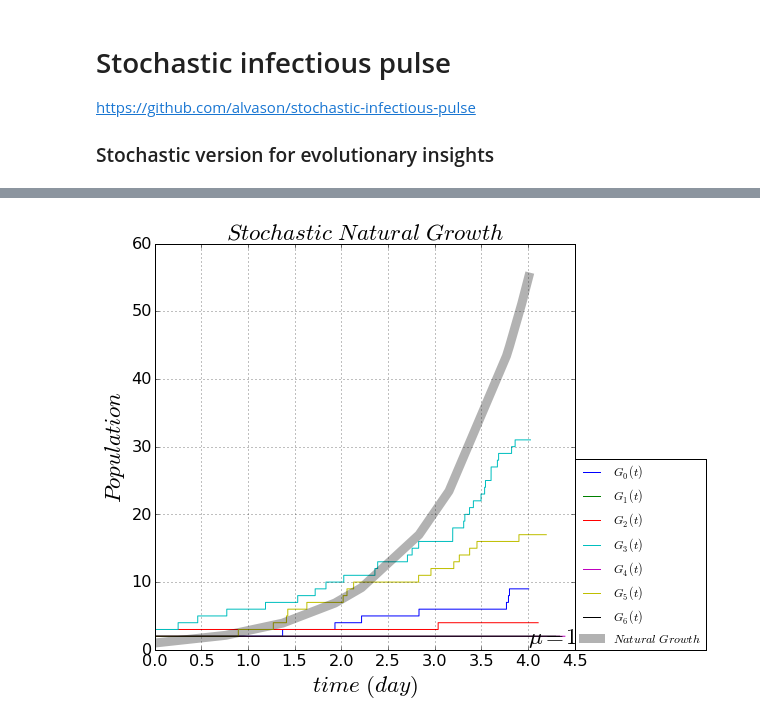
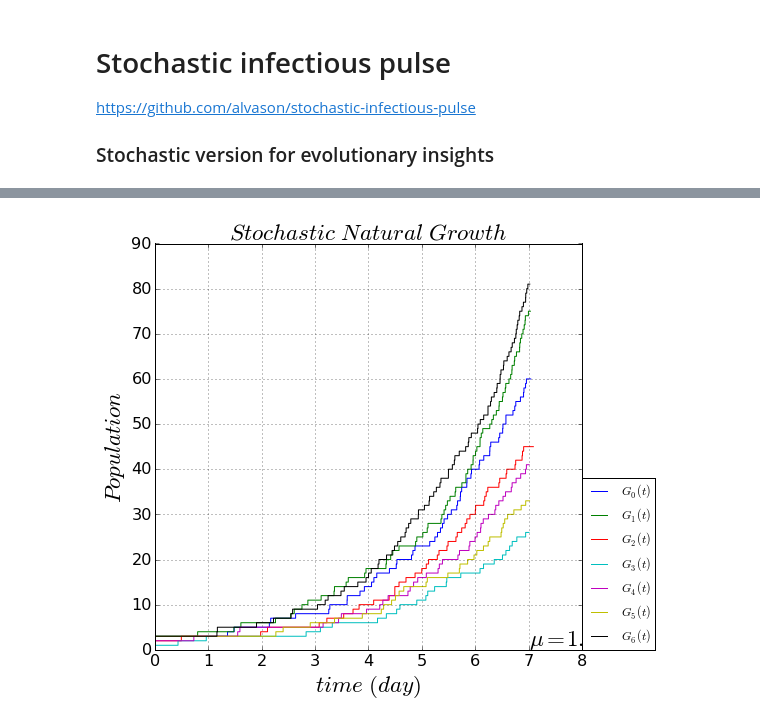
Before and after one commit to alvason/stochastic-evolution, a Jupyter notebook: code/stochastic_natural_growth.ipynb, the cells around one changed output, grey strips where cells are left out. Drawn from its saved outputs; the diff is of its cells as text; code cells hidden in the pictures.

```diff
--- a/code/stochastic_natural_growth.ipynb
+++ b/code/stochastic_natural_growth.ipynb
@@ -28,16 +28,23 @@ figure_name = '-stochastic-natural-growth'
 file_suffix = '.png'
 save_figure = os.path.join(dir_path, file_name + figure_name + file_suffix)
 text_list = [r'$ stochastic-natural-growth: $'
-             , r'$ 1. \ Pr(\delta t| G[t+\delta t]) = G[t_0] $'
-             , r'$ 2. \ Pr(\delta t + \Delta t| G[t+\delta t +\Delta t]) $'
-             , r'$ = \ Pr(\delta t| G[t+\delta t]) * Pr(\Delta t| G[t+\delta t +\Delta t]) $'
-             , r'$ = \ Pr(\delta t| G[t+\delta t]) * (1 - Pr(\delta t| G[t+\delta t +\delta t])) $'
-             , r'$ \Longrightarrow \frac{\partial}{\partial t}Pr(\delta t| G[t]) = -\mu*G[t_0]*Pr(\delta t| G[t]) $'
-             , r'$ \Longrightarrow Pr(\delta t| G[t]) = G[t_0]*e^{(-\mu*t)} $'
+             , r'$ 0. \ Starting \ at \ time = \ t_0, \ and \ cell \ number = \ G[t_0] $'
+             , r'$ 1. \ Pr(\delta{t} | G[t_0]) \ is \ the \ pobability \ of \ no-growth \
+                     (G[t_0] \equal \ G[t_0 + \delta{t}] \ within \ time = \delta{t}) $'
+             , r'$ 2. \ Pr(\delta{t} + \Delta{t} | G[t_0]) $'
+             , r'$ \equal \ Pr(\delta{t} | G[t_0]) * Pr(\Delta{t} | G[t_0]) $'
+             , r'$ \equal \ Pr(\delta{t} | G[t_0]) * (1 - \mu*G[t_0]*\Delta{t} - O[\Delta{t}]) $'
+             , r'$ \ \ \ (probability \ of \ one_{offspring}-growth \ is \ defined \ by \ \mu*G[t_0]*\Delta{t}) $'
+             , r'$ \ \ \ (probability \ of \ more \ than \ one_{offspring}-growth \ is \ denoted \ as \ O[\Delta{t}]) $'
+             , r'$ \Longrightarrow \frac{\partial}{\partial{t}}Pr(\delta{t} | G[t_0]) \equal \
+                     \frac{Pr(\delta{t} + \Delta{t} | G[t_0]) - Pr(\delta{t} | G[t_0])}{\Delta{t}} \approx \
+                     -\mu*G[t_0]*Pr(\delta{t} | G[t_0]) $'
+             , r'$ \Longrightarrow Pr(\delta{t} | G[t_0]) \equal \ e^{(-\mu*G[t_0]*t)} $'
+             ,r'$ \Longrightarrow \Delta{t} \equal \frac{-1}{\mu*G[t_0]} * log[Pr(\delta{t} | G[t_0])]  $'
             ]
 total_list = np.size(text_list)
 numberingFig = numberingFig + 1
-plt.figure(numberingFig, figsize=(total_list, total_list*1.5))
+plt.figure(numberingFig, figsize=(total_list, total_list*1.2))
 plt.axis('off')
 for i in range(total_list):
     plt.text(0, (total_list - float(i))/total_list
@@ -65,10 +72,13 @@ def stochasticNaturalGrowth(total_step, minT, maxT, initial_G, inRate, noRate):
     ###
     while (gT[j] < maxT):
         # randomly choose event
-        if np.random.random() < (np.sum(eventRate_updateNum[0:1, 0]) / np.sum(eventRate_updateNum[:, 0])):
+        randomSeed = np.random.random()
+        if  randomSeed < (np.sum(eventRate_updateNum[0:1, 0]) / np.sum(eventRate_updateNum[:, 0])):
             k = 0
+            dt = (-1.0/(inRate*gG[j]))*np.log(1 - randomSeed)
         else:
             k = 1
+            dt = (-1.0/(inRate*gG[j]))*np.log(randomSeed)
         # update number of section
         gG[j] = gG[j] + eventRate_updateNum[k, 1]
         # update event_rate
@@ -77,7 +87,7 @@ def stochasticNaturalGrowth(total_step, minT, maxT, initial_G, inRate, noRate):
         # configuration table
         eventRate_updateNum = np.array([[event_in, +1]
                                       , [event_no, 0]])
-        dt = np.log(1.0/np.random.random()) / (gG[j]*inRate)
+        dt = (-1.0/(inRate*gG[j]))*np.log(randomSeed)
         # next step is based on current step
         gT[j + 1] = gT[j] + dt
         gG[j + 1] = gG[j]
@@ -98,47 +108,47 @@ elif timeUnit == 'year':
     year = 1
     day = float(1)/365
 
-total_N = 1000
+total_N = 10000
 initial_G = 1
 # set parameter
 inRate = float(1)/(day) # birth rate per year
 noRate = float(1)/(day) # birth rate per year
 # initial boundary condition
 minT = float(0*day)
-maxT = float(4*day)
+maxT = float(7*day)
 
 total_step = int(maxT*total_N)
 # stochastic evolution way
 total_way = int(7)
 gTT = np.zeros([total_way, total_step])
 gGG = np.zeros([total_way, total_step])
 
 
 for i in range(total_way):
     evolution = stochasticNaturalGrowth(total_step, minT, maxT, initial_G, inRate, noRate)
     gTT[i] = evolution[0]
     gGG[i] = evolution[1]
 # plotting
 figure_name = '-growth'
 file_suffix = '.png'
 save_figure = os.path.join(dir_path, file_name + figure_name + file_suffix)
 
 numberingFig = numberingFig + 1
 figure = plt.figure(numberingFig, figsize = (7, 7))
 for i in range(total_way):
     plt.plot(gTT[i], gGG[i], label = r'$ G_{:}(t) $'.format(i), drawstyle = 'steps')
-plt.plot(gTT[0], initial_G*np.exp(inRate*gTT[0]), linewidth = 9
-         , color = 'black', alpha = 0.3, label = r'$ Natural \ Growth $')
+#plt.plot(gTT[0], initial_G*np.exp(inRate*gTT[0]), linewidth = 9
+ #        , color = 'black', alpha = 0.3, label = r'$ Natural \ Growth $')
 plt.grid(True)
 plt.title(r'$ Stochastic \ Natural \ Growth $', fontsize = AlvaFontSize)
 plt.xlabel(r'$ time \ ({:})$'.format(timeUnit), fontsize = AlvaFontSize)
 plt.ylabel(r'$ Population $', fontsize = AlvaFontSize)
 plt.legend(loc = (1,0))
 plt.text(maxT, 1.0, r'$ \mu = {:} $'.format(inRate), fontsize = AlvaFontSize)
 plt.xticks(fontsize = AlvaFontSize*0.7)
 plt.yticks(fontsize = AlvaFontSize*0.7)
 figure.tight_layout()
 plt.savefig(save_figure, dpi = 100, bbox_inches='tight')
 plt.show()
 # %% [output]
-[figure, old version]
+[figure, new version]
```
Also changed, not shown: parts of 1 cell of this notebook, 3 other files.
